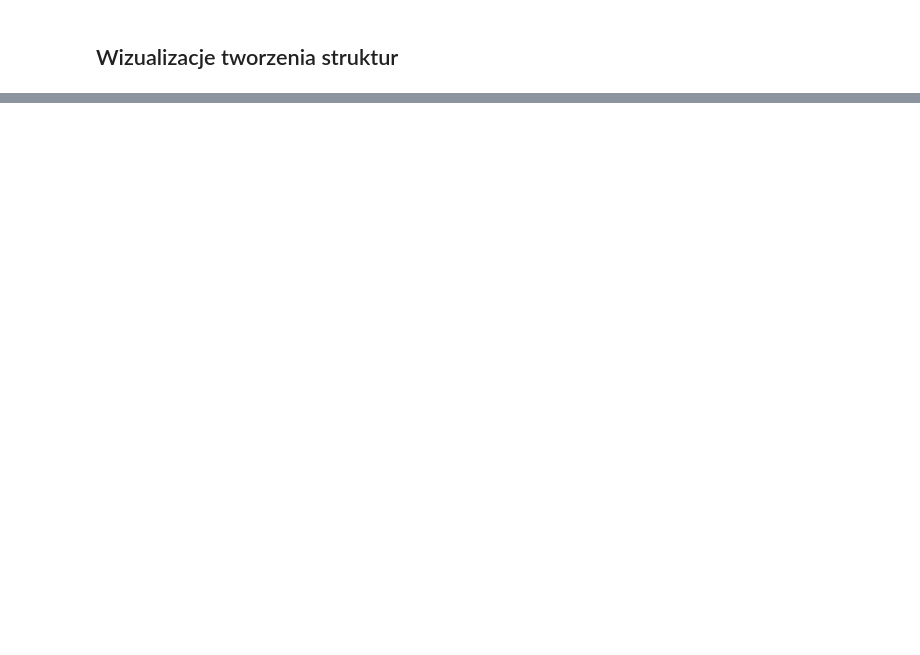
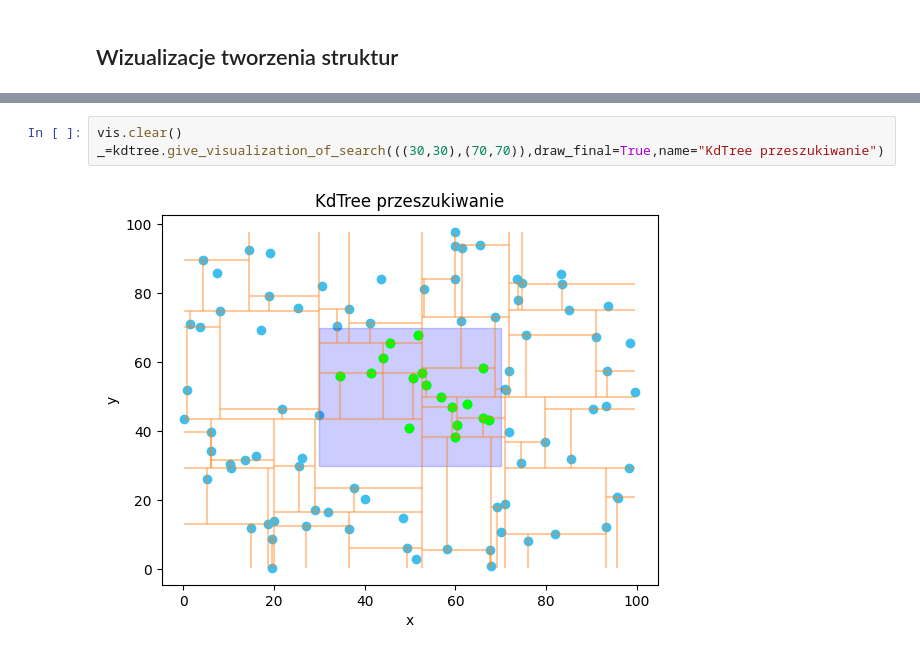
Before and after one commit to FloudMe77/QuadTree_and_KdTree, a Jupyter notebook: code/main.ipynb, the cells around one changed output, grey strips where cells are left out. Drawn from its saved outputs; the diff is of its cells as text; blank space fills up the shorter version.

```diff
--- a/code/main.ipynb
+++ b/code/main.ipynb
@@ -309,0 +522,5 @@ Benchmark
+# %%
+vis.clear()
+_=kdtree.give_visualization_of_search(((30,30),(70,70)),draw_final=True,name="KdTree przeszukiwanie")
+# %% [output]
+[figure, added]
```
Also changed, not shown: parts of 78 cells of this notebook, 3 other files.
